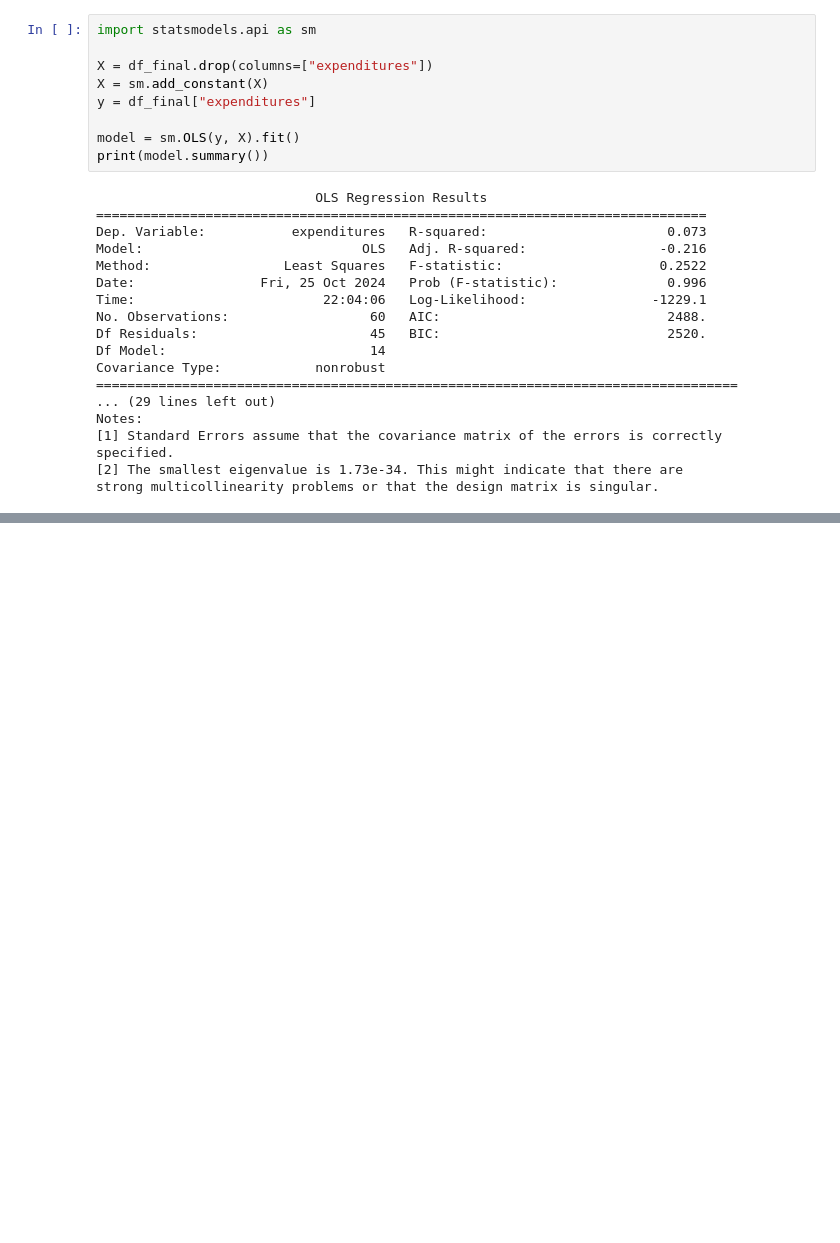
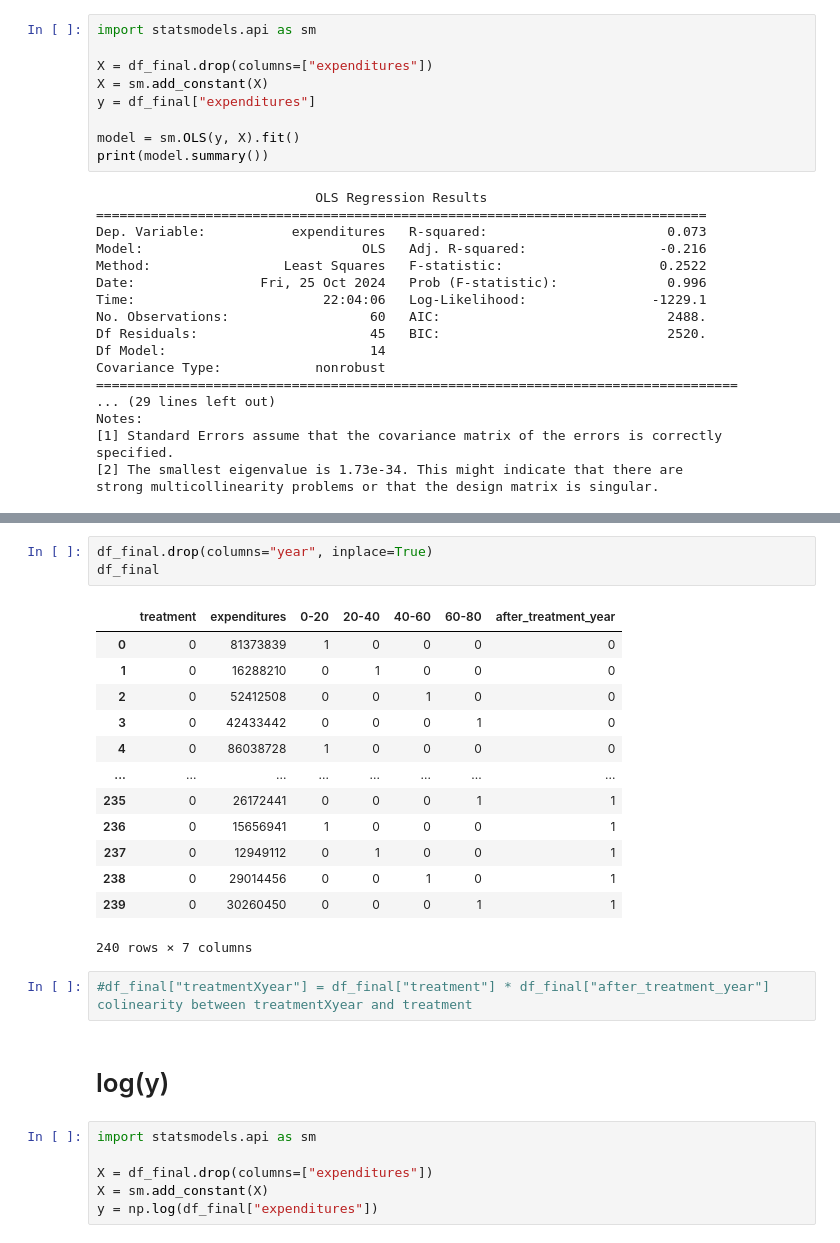
Before and after one commit to bparent11/analysingEffectOfHealthPlanInFrance, a Jupyter notebook: code/regression.ipynb, the cells around one changed output, grey strips where cells are left out. Drawn from its saved outputs; the diff is of its cells as text; blank space fills up the shorter version.

```diff
--- a/code/regression.ipynb
+++ b/code/regression.ipynb
@@ -189,0 +543,27 @@ strong multicollinearity problems or that the design matrix is singular.
+# %%
+df_final.drop(columns="year", inplace=True)
+df_final
+# %% [output]
+|  | treatment | expenditures | 0-20 | 20-40 | 40-60 | 60-80 | after_treatment_year |
+| 0 | 0 | 81373839 | 1 | 0 | 0 | 0 | 0 |
+| 1 | 0 | 16288210 | 0 | 1 | 0 | 0 | 0 |
+| 2 | 0 | 52412508 | 0 | 0 | 1 | 0 | 0 |
+| 3 | 0 | 42433442 | 0 | 0 | 0 | 1 | 0 |
+| 4 | 0 | 86038728 | 1 | 0 | 0 | 0 | 0 |
+| ... | ... | ... | ... | ... | ... | ... | ... |
+| 235 | 0 | 26172441 | 0 | 0 | 0 | 1 | 1 |
+| 236 | 0 | 15656941 | 1 | 0 | 0 | 0 | 1 |
+| 237 | 0 | 12949112 | 0 | 1 | 0 | 0 | 1 |
+| 238 | 0 | 29014456 | 0 | 0 | 1 | 0 | 1 |
+| 239 | 0 | 30260450 | 0 | 0 | 0 | 1 | 1 |
+240 rows × 7 columns
+# %%
+#df_final["treatmentXyear"] = df_final["treatment"] * df_final["after_treatment_year"] colinearity between treatmentXyear and treatment
+# %% [markdown]
+# log(y)
+# %%
+import statsmodels.api as sm
+
+X = df_final.drop(columns=["expenditures"])
+X = sm.add_constant(X)
+y = np.log(df_final["expenditures"])
```
Also changed, not shown: parts of 48 cells of this notebook.
